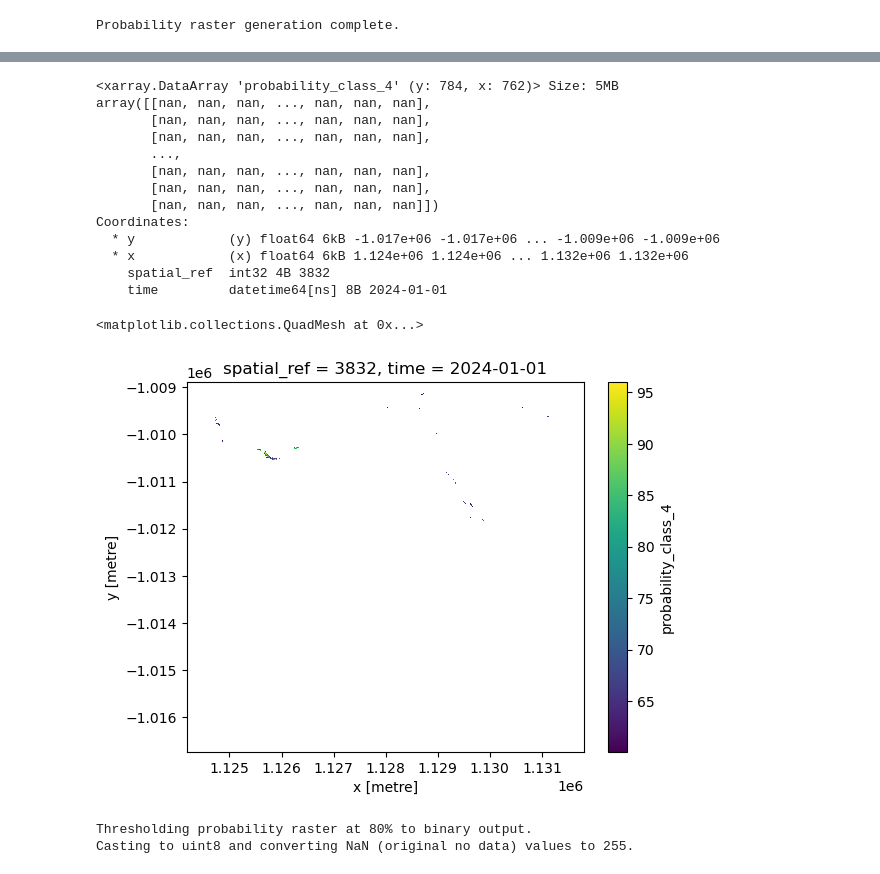
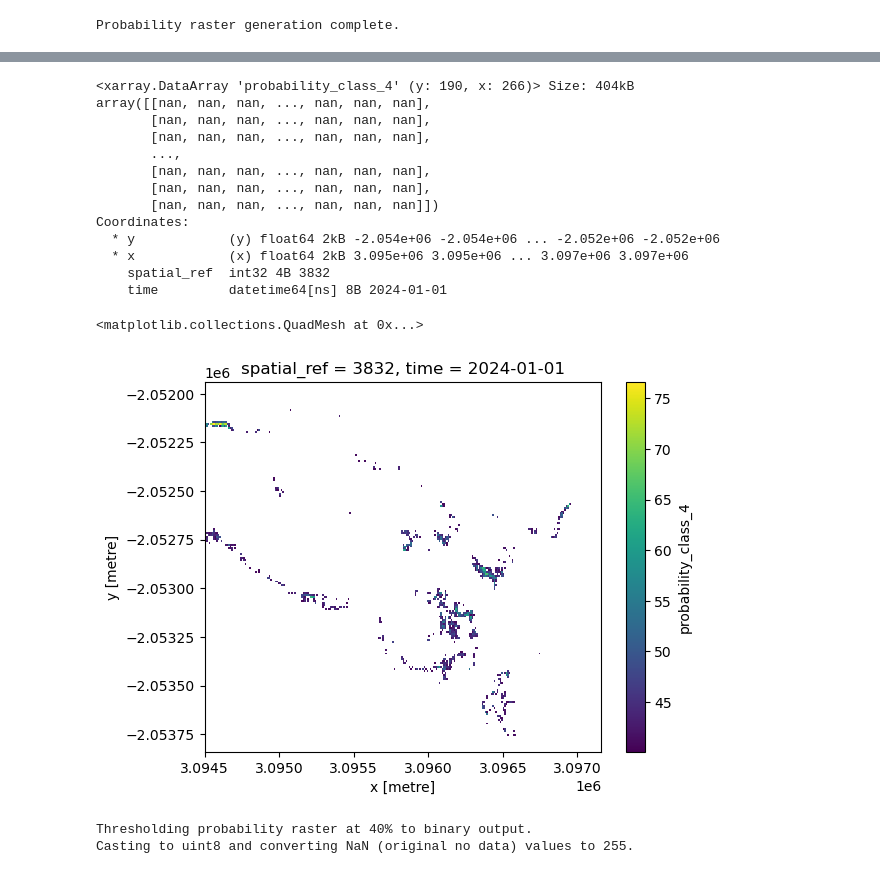
Before and after one commit to digitalearthpacific/dep-seagrass, a Jupyter notebook: classification/4-prediction.ipynb, the cells around one changed output, grey strips where cells are left out. Drawn from its saved outputs; the diff is of its cells as text; code cells hidden in the pictures.

```diff
--- a/classification/4-prediction.ipynb
+++ b/classification/4-prediction.ipynb
@@ -70,3 +70,5 @@ bbox = [min_lon, min_lat, max_lon, max_lat]
+# %%
+bbox = [177.798392, -18.253212, 177.822224, -18.237045]
 # %%
 datetime = "2024"
 
@@ -432,7 +434,7 @@ probability_output.plot()
 # %%
 probability_output
 # %% [output]
-<xarray.DataArray 'probability_class_4' (y: 784, x: 762)> Size: 5MB
+<xarray.DataArray 'probability_class_4' (y: 190, x: 266)> Size: 404kB
 array([[nan, nan, nan, ..., nan, nan, nan],
        [nan, nan, nan, ..., nan, nan, nan],
        [nan, nan, nan, ..., nan, nan, nan],
@@ -441,20 +443,20 @@ array([[nan, nan, nan, ..., nan, nan, nan],
        [nan, nan, nan, ..., nan, nan, nan],
        [nan, nan, nan, ..., nan, nan, nan]])
 Coordinates:
-  * y            (y) float64 6kB -1.017e+06 -1.017e+06 ... -1.009e+06 -1.009e+06
-  * x            (x) float64 6kB 1.124e+06 1.124e+06 ... 1.132e+06 1.132e+06
+  * y            (y) float64 2kB -2.054e+06 -2.054e+06 ... -2.052e+06 -2.052e+06
+  * x            (x) float64 2kB 3.095e+06 3.095e+06 ... 3.097e+06 3.097e+06
     spatial_ref  int32 4B 3832
     time         datetime64[ns] 8B 2024-01-01
 # %%
-high_cert = probability_output.where(probability_output > 60)
+high_cert = probability_output.where(probability_output > 40)
 high_cert.plot()
 # %% [output]
 <matplotlib.collections.QuadMesh at 0x...>
-[figure, old version]
+[figure, new version]
 # %%
-seagrass_extent = proba_binary(probability_output, 80)
+seagrass_extent = proba_binary(probability_output, 40)
 # %% [output]
-Thresholding probability raster at 80% to binary output.
+Thresholding probability raster at 40% to binary output.
 Casting to uint8 and converting NaN (original no data) values to 255.
 # %%
 seagrass_extent.odc.write_cog(f"predictions/{version}-prediction.tif", crs="EPSG:3832", overwrite=True)
```
Also changed, not shown: parts of 18 cells of this notebook, 3 other files.
